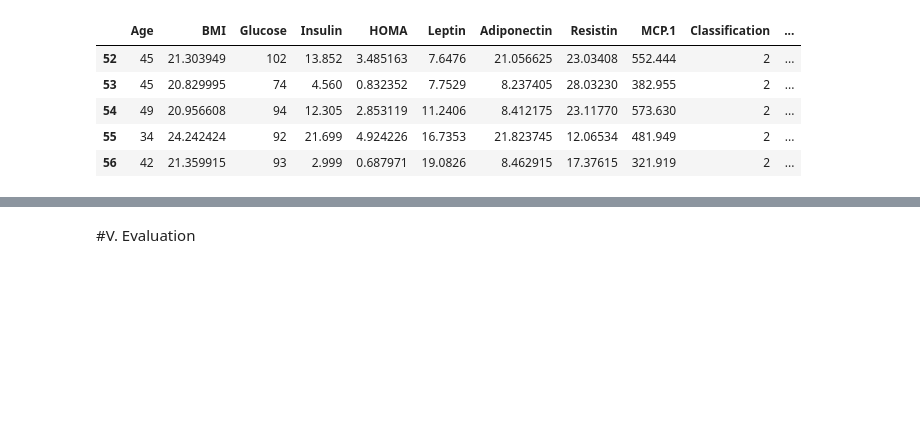
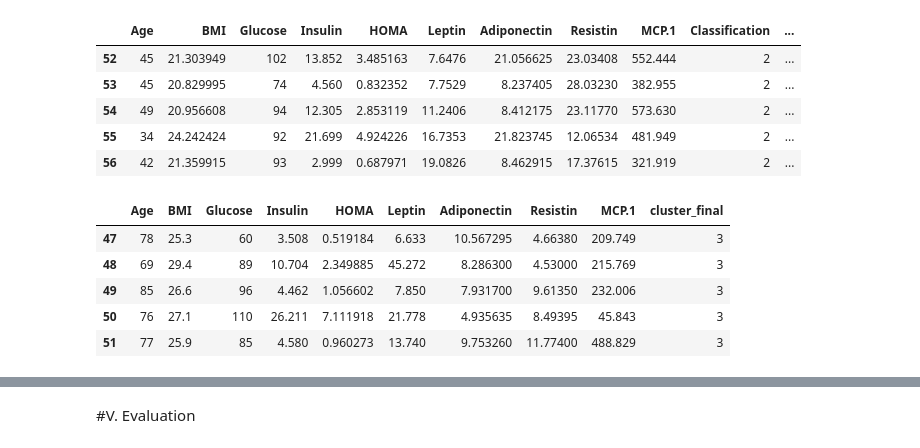
Before and after one commit to eyaguirat10/CoWin-Breast-Cancer-Detection, a Jupyter notebook: Eya_Guirat_Breast_Cancer_Detection.ipynb, the cells around one changed output, grey strips where cells are left out. Saved outputs shown, nothing was run; the diff lists cells and outputs as text; code cells hidden in the pictures; blank space fills up the shorter version.

```diff
--- a/Eya_Guirat_Breast_Cancer_Detection.ipynb
+++ b/Eya_Guirat_Breast_Cancer_Detection.ipynb
@@ -1652,0 +1659,9 @@ df_cancer.head()
+# %%
+df_non_cancer_rec.tail()
+# %% [output]
+|  | Age | BMI | Glucose | Insulin | HOMA | Leptin | Adiponectin | Resistin | MCP.1 | cluster_final |
+| 47 | 78 | 25.3 | 60 | 3.508 | 0.519184 | 6.633 | 10.567295 | 4.66380 | 209.749 | 3 |
+| 48 | 69 | 29.4 | 89 | 10.704 | 2.349885 | 45.272 | 8.286300 | 4.53000 | 215.769 | 3 |
+| 49 | 85 | 26.6 | 96 | 4.462 | 1.056602 | 7.850 | 7.931700 | 9.61350 | 232.006 | 3 |
+| 50 | 76 | 27.1 | 110 | 26.211 | 7.111918 | 21.778 | 4.935635 | 8.49395 | 45.843 | 3 |
+| 51 | 77 | 25.9 | 85 | 4.580 | 0.960273 | 13.740 | 9.753260 | 11.77400 | 488.829 | 3 |
```
Also changed, not shown: parts of 21 cells of this notebook.
